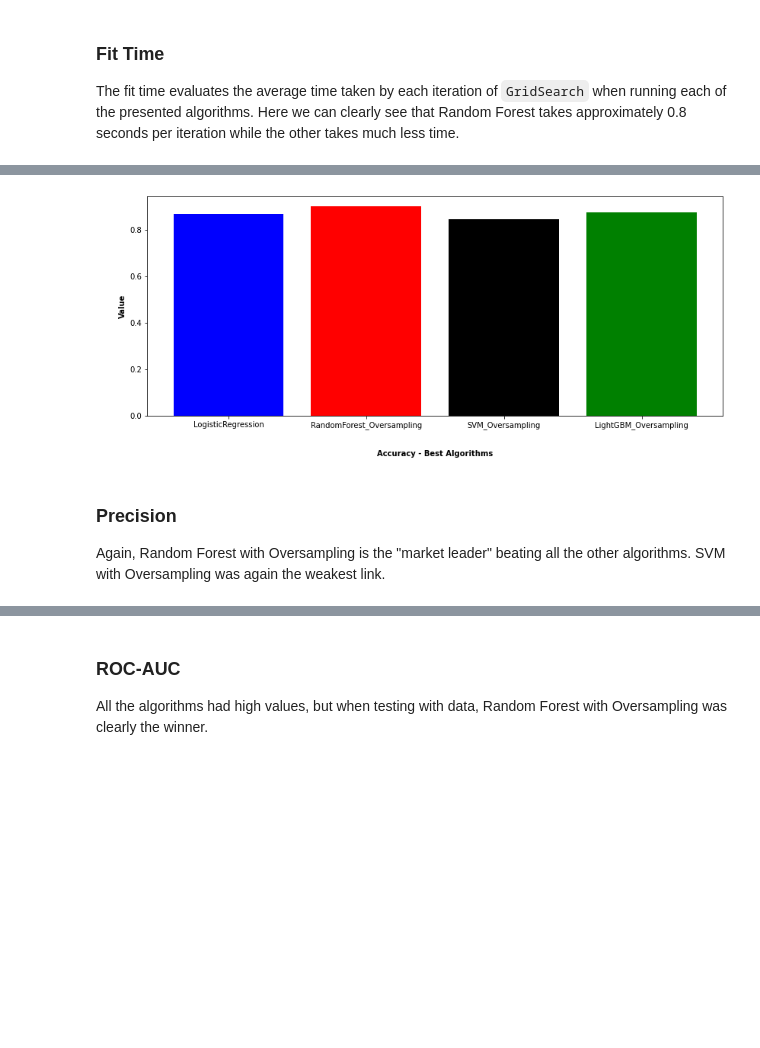
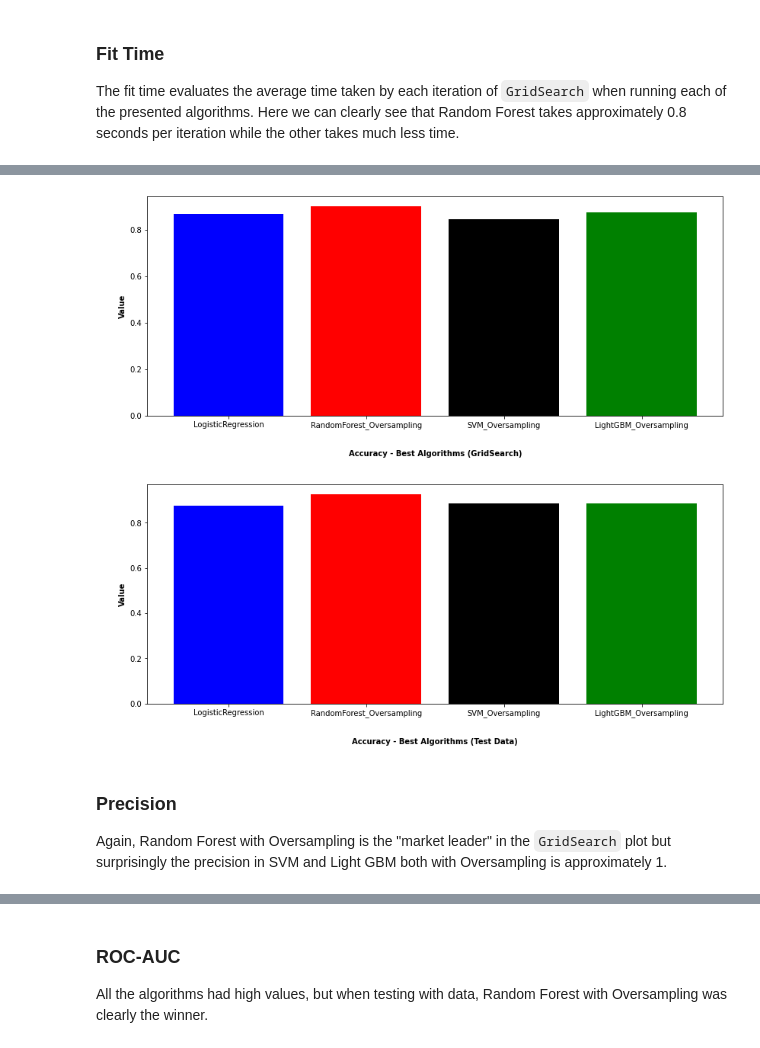
Before and after one commit to 2dukes/PROJ_AC_2122, a Jupyter notebook: applyModel.ipynb, the cells around one changed output, grey strips where cells are left out. Drawn from its saved outputs; the diff is of its cells as text; code cells hidden in the pictures; blank space fills up the shorter version.

```diff
--- a/applyModel.ipynb
+++ b/applyModel.ipynb
@@ -1102,8 +1114,10 @@ Very similar values for all algorithms.
 # %%
-algorithms_comparison_plot(best_algorithms, "Accuracy - Best Algorithms", best_colors, "accuracy")
+algorithms_comparison_plot(best_algorithms, "Accuracy - Best Algorithms (GridSearch)", best_colors, "accuracy")
+algorithms_comparison_plot(best_algorithms, "Accuracy - Best Algorithms (Test Data)", best_colors, "test_accuracy")
 # %% [output]
-[figure, old version]
+[figure, new version]
+[figure, added]
 # %% [markdown]
 ### Precision
-Again, Random Forest with Oversampling is the "market leader" beating all the other algorithms. SVM with Oversampling was again the weakest link.
+Again, Random Forest with Oversampling is the "market leader" in the `GridSearch` plot but surprisingly the precision in SVM and Light GBM both with Oversampling is approximately 1.
 # %%
```
Also changed, not shown: parts of 30 cells of this notebook.
